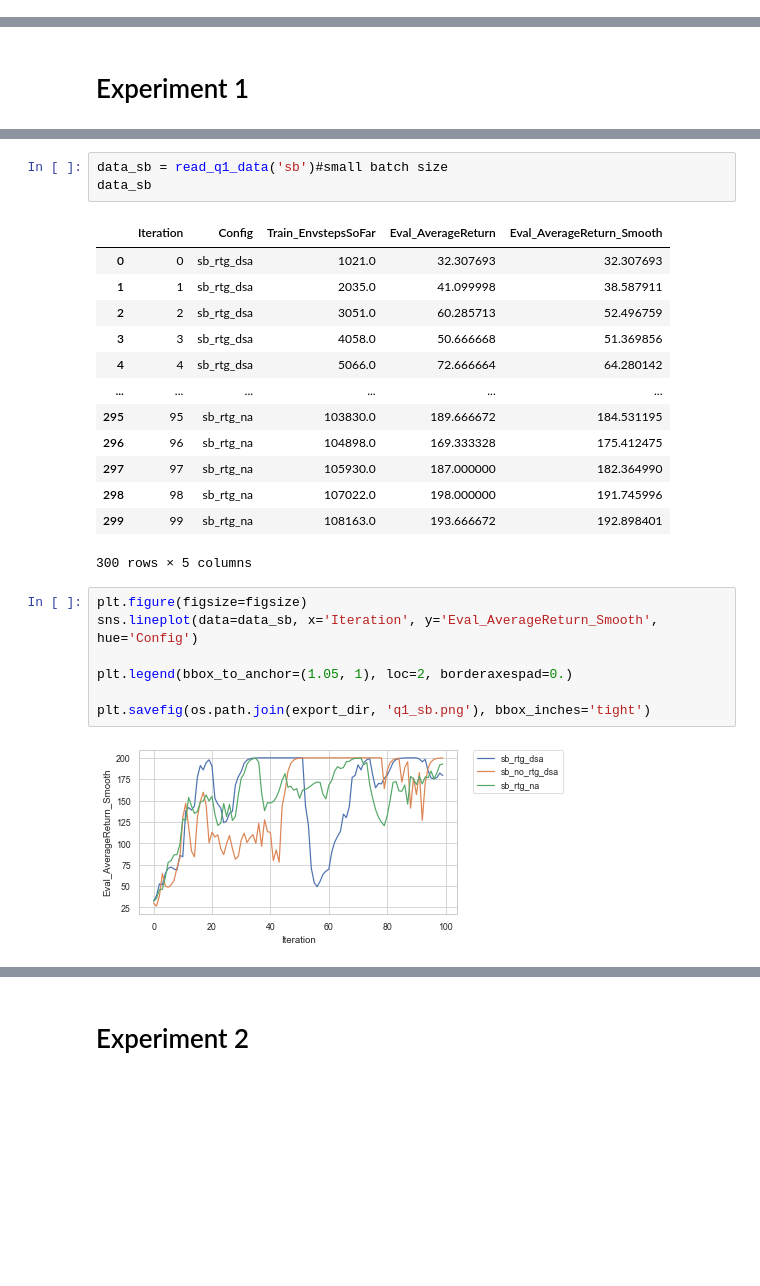
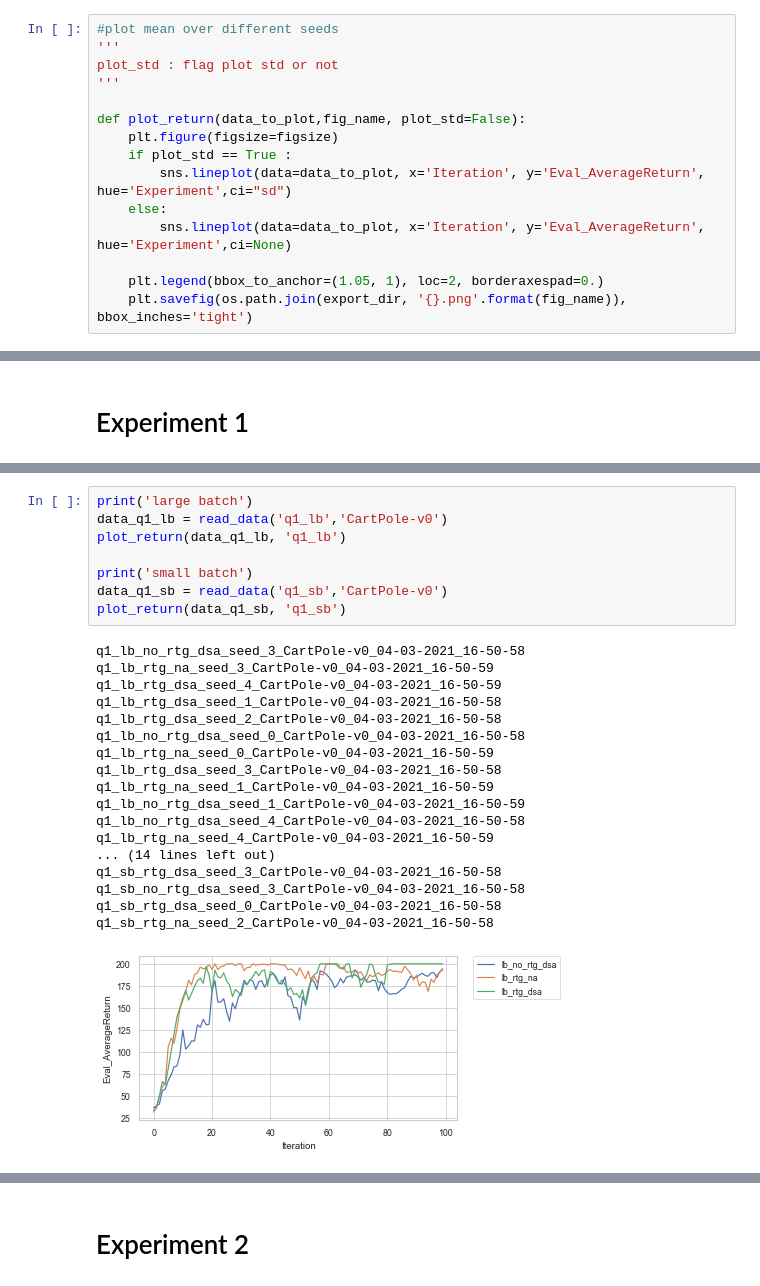
Before and after one commit to MinWang1997/CS285-Deep-Reinforcement-Learning, a Jupyter notebook: homework_fall2020-master/hw2/dataviz.ipynb, the cells around one changed output, grey strips where cells are left out. Saved outputs shown, nothing was run; the diff lists cells and outputs as text; blank space fills up the shorter version.

```diff
--- a/homework_fall2020-master/hw2/dataviz.ipynb
+++ b/homework_fall2020-master/hw2/dataviz.ipynb
@@ -189 +199,16 @@ sns.set_style("whitegrid")
+# %%
+#plot mean over different seeds
+'''
+plot_std : flag plot std or not
+'''
+
+def plot_return(data_to_plot,fig_name, plot_std=False):
+    plt.figure(figsize=figsize)
+    if plot_std == True :
+        sns.lineplot(data=data_to_plot, x='Iteration', y='Eval_AverageReturn', hue='Experiment',ci="sd")
+    else:
+        sns.lineplot(data=data_to_plot, x='Iteration', y='Eval_AverageReturn', hue='Experiment',ci=None)
+
+    plt.legend(bbox_to_anchor=(1.05, 1), loc=2, borderaxespad=0.)
+    plt.savefig(os.path.join(export_dir, '{}.png'.format(fig_name)), bbox_inches='tight')
 # %%
@@ -272,26 +229,27 @@ q1_sb_rtg_na_CartPole-v0_05-02-2021_11-52-46
-# %%
-data_sb = read_q1_data('sb')#small batch size
-data_sb
-# %% [output]
-|  | Iteration | Config | Train_EnvstepsSoFar | Eval_AverageReturn | Eval_AverageReturn_Smooth |
-| 0 | 0 | sb_rtg_dsa | 1021.0 | 32.307693 | 32.307693 |
-| 1 | 1 | sb_rtg_dsa | 2035.0 | 41.099998 | 38.587911 |
-| 2 | 2 | sb_rtg_dsa | 3051.0 | 60.285713 | 52.496759 |
-| 3 | 3 | sb_rtg_dsa | 4058.0 | 50.666668 | 51.369856 |
-| 4 | 4 | sb_rtg_dsa | 5066.0 | 72.666664 | 64.280142 |
-| ... | ... | ... | ... | ... | ... |
-| 295 | 95 | sb_rtg_na | 103830.0 | 189.666672 | 184.531195 |
-| 296 | 96 | sb_rtg_na | 104898.0 | 169.333328 | 175.412475 |
-| 297 | 97 | sb_rtg_na | 105930.0 | 187.000000 | 182.364990 |
-| 298 | 98 | sb_rtg_na | 107022.0 | 198.000000 | 191.745996 |
-| 299 | 99 | sb_rtg_na | 108163.0 | 193.666672 | 192.898401 |
-300 rows × 5 columns
-# %%
-plt.figure(figsize=figsize)
-sns.lineplot(data=data_sb, x='Iteration', y='Eval_AverageReturn_Smooth', hue='Config')
-
-plt.legend(bbox_to_anchor=(1.05, 1), loc=2, borderaxespad=0.)
-
-plt.savefig(os.path.join(export_dir, 'q1_sb.png'), bbox_inches='tight')
-# %% [output]
-[figure, removed]
+# %%
+print('large batch')
+data_q1_lb = read_data('q1_lb','CartPole-v0')
+plot_return(data_q1_lb, 'q1_lb')
+
+print('small batch')
+data_q1_sb = read_data('q1_sb','CartPole-v0')
+plot_return(data_q1_sb, 'q1_sb')
+# %% [output]
+q1_lb_no_rtg_dsa_seed_3_CartPole-v0_04-03-2021_16-50-58
+q1_lb_rtg_na_seed_3_CartPole-v0_04-03-2021_16-50-59
+q1_lb_rtg_dsa_seed_4_CartPole-v0_04-03-2021_16-50-59
+q1_lb_rtg_dsa_seed_1_CartPole-v0_04-03-2021_16-50-58
+q1_lb_rtg_dsa_seed_2_CartPole-v0_04-03-2021_16-50-58
+q1_lb_no_rtg_dsa_seed_0_CartPole-v0_04-03-2021_16-50-58
+q1_lb_rtg_na_seed_0_CartPole-v0_04-03-2021_16-50-59
+q1_lb_rtg_dsa_seed_3_CartPole-v0_04-03-2021_16-50-58
+q1_lb_rtg_na_seed_1_CartPole-v0_04-03-2021_16-50-59
+q1_lb_no_rtg_dsa_seed_1_CartPole-v0_04-03-2021_16-50-59
+q1_lb_no_rtg_dsa_seed_4_CartPole-v0_04-03-2021_16-50-58
+q1_lb_rtg_na_seed_4_CartPole-v0_04-03-2021_16-50-59
+... (14 lines left out)
+q1_sb_rtg_dsa_seed_3_CartPole-v0_04-03-2021_16-50-58
+q1_sb_no_rtg_dsa_seed_3_CartPole-v0_04-03-2021_16-50-58
+q1_sb_rtg_dsa_seed_0_CartPole-v0_04-03-2021_16-50-58
+q1_sb_rtg_na_seed_2_CartPole-v0_04-03-2021_16-50-58
+[figure, added]
```
Also changed, not shown: parts of 21 cells of this notebook, 9 other files.
